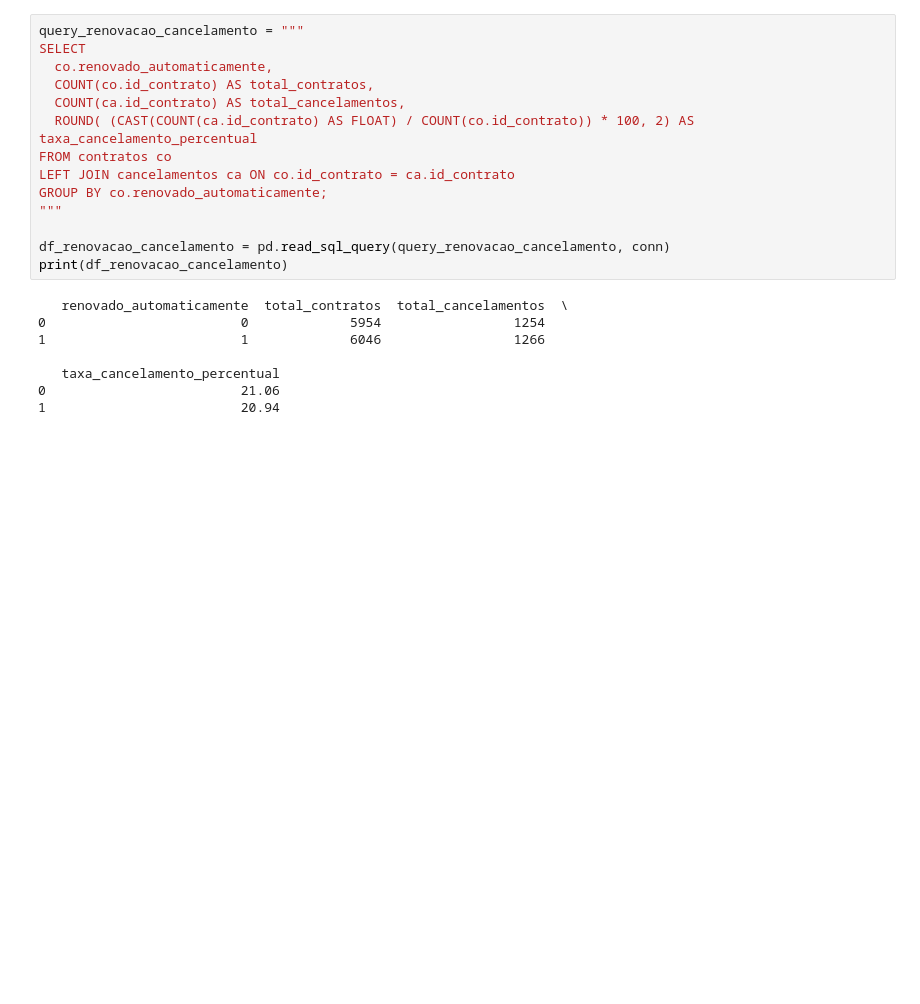
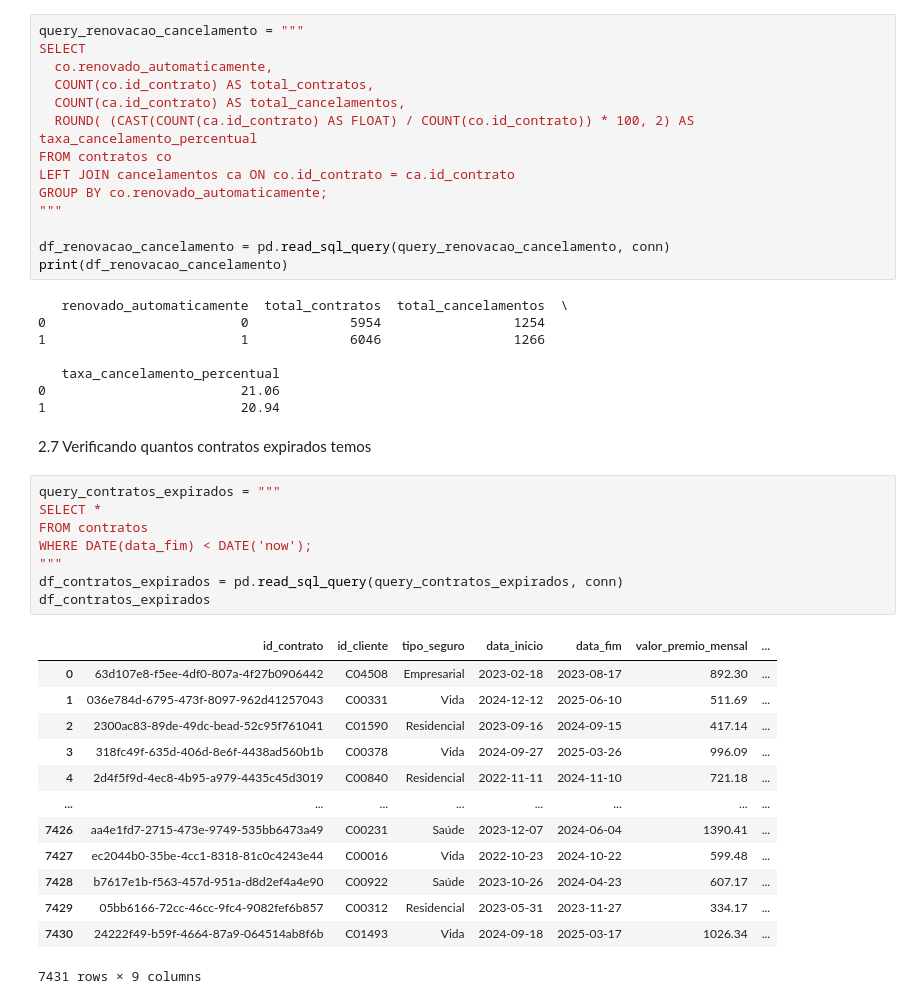
Before and after one commit to Anavillas/final-project, a Jupyter notebook: notebooks/hypothesis_one_and_two.ipynb, the cells around one changed output. Drawn from its saved outputs; the diff is of its cells as text; blank space fills up the shorter version.

```diff
--- a/notebooks/hypothesis_one_and_two.ipynb
+++ b/notebooks/hypothesis_one_and_two.ipynb
@@ -779,3 +779,27 @@ print(df_renovacao_cancelamento)
    taxa_cancelamento_percentual
 0                         21.06
 1                         20.94
+# %% [markdown]
+2.7 Verificando quantos contratos expirados temos
+# %%
+query_contratos_expirados = """
+SELECT *
+FROM contratos
+WHERE DATE(data_fim) < DATE('now');
+"""
+df_contratos_expirados = pd.read_sql_query(query_contratos_expirados, conn)
+df_contratos_expirados
+# %% [output]
+|  | id_contrato | id_cliente | tipo_seguro | data_inicio | data_fim | valor_premio_mensal | ... |
+| 0 | 63d107e8-f5ee-4df0-807a-4f27b0906442 | C04508 | Empresarial | 2023-02-18 | 2023-08-17 | 892.30 | ... |
+| 1 | 036e784d-6795-473f-8097-962d41257043 | C00331 | Vida | 2024-12-12 | 2025-06-10 | 511.69 | ... |
+| 2 | 2300ac83-89de-49dc-bead-52c95f761041 | C01590 | Residencial | 2023-09-16 | 2024-09-15 | 417.14 | ... |
+| 3 | 318fc49f-635d-406d-8e6f-4438ad560b1b | C00378 | Vida | 2024-09-27 | 2025-03-26 | 996.09 | ... |
+| 4 | 2d4f5f9d-4ec8-4b95-a979-4435c45d3019 | C00840 | Residencial | 2022-11-11 | 2024-11-10 | 721.18 | ... |
+| ... | ... | ... | ... | ... | ... | ... | ... |
+| 7426 | aa4e1fd7-2715-473e-9749-535bb6473a49 | C00231 | Saúde | 2023-12-07 | 2024-06-04 | 1390.41 | ... |
+| 7427 | ec2044b0-35be-4cc1-8318-81c0c4243e44 | C00016 | Vida | 2022-10-23 | 2024-10-22 | 599.48 | ... |
+| 7428 | b7617e1b-f563-457d-951a-d8d2ef4a4e90 | C00922 | Saúde | 2023-10-26 | 2024-04-23 | 607.17 | ... |
+| 7429 | 05bb6166-72cc-46cc-9fc4-9082fef6b857 | C00312 | Residencial | 2023-05-31 | 2023-11-27 | 334.17 | ... |
+| 7430 | 24222f49-b59f-4664-87a9-064514ab8f6b | C01493 | Vida | 2024-09-18 | 2025-03-17 | 1026.34 | ... |
+7431 rows × 9 columns
```
Also changed, not shown: 4 other files.
